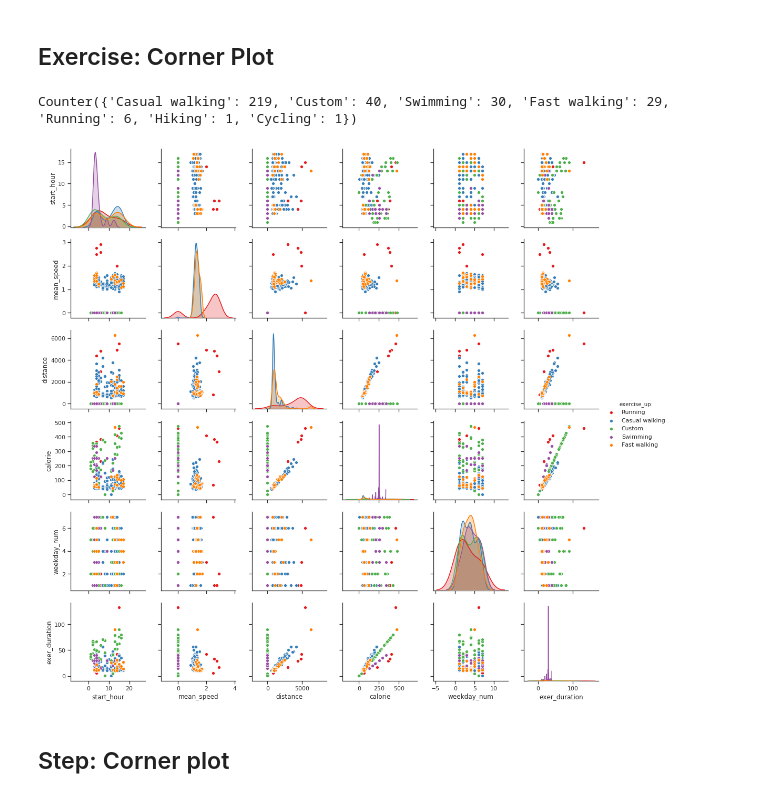
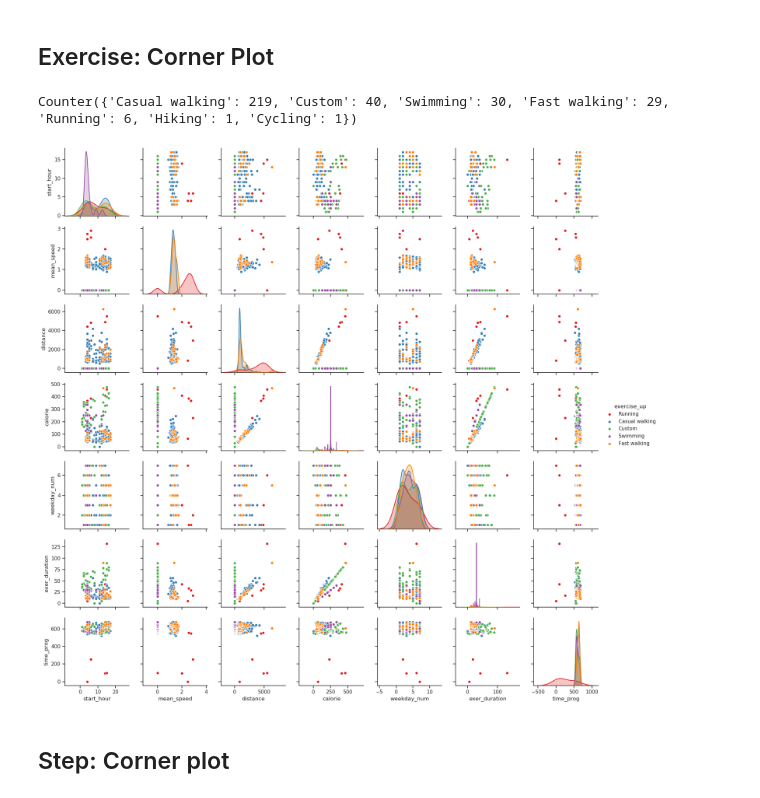
Before and after one commit to Heringer-Epson/Lantern, a Jupyter notebook: course_python/project/Project_Epson.ipynb, the cells around one changed output. Saved outputs shown, nothing was run; the diff lists cells and outputs as text; code cells hidden in the pictures.

```diff
--- a/course_python/project/Project_Epson.ipynb
+++ b/course_python/project/Project_Epson.ipynb
@@ -143,3 +162,18 @@ exertype_num2str = {1001:'Walking', 0:'Custom', 14001:'Swimming',
+# %%
+#These are global parameters to be used elsewhere.
+
+t_initial = datetime(2016,5,1)
+t_final = datetime(2018,10,1)
+
+#List of days when the timezone changed in the relevant date range.
+timezone = pytz.timezone("Canada/Eastern")
+daylight_list = [t for t in timezone._utc_transition_times
+             if ((t >  t_initial) & (t <  t_final))]
+
+#list of holidays in the relevant time range.
+holidays_obj = holidays.CountryHoliday('Canada', state=None, prov='Ontario')
+holidays_list = holidays_obj[t_initial:t_final]
+holidays_list_str = [t.strftime('%Y/%m/%d') for t in holidays_list]
 # %% [markdown]
 ---
 # Pre-process: sleep data
@@ -244,6 +281,9 @@ print(exer_df['start_time'].values[0], exer_df['time_offset'].values[0], startti
 
 #Compute the measurement date (without including hour--for merging purposes).
 exer_df['date'] = np.array([t.strftime('%Y/%m/%d') for t in starttime_obj])
+
+#Create column 'is_holiday'.
+exer_df['is_holiday'] = [t in holidays_list_str for t in exer_df['date'].values]
 
 #Compute duration. This is, supposedly always 1min.
 duration = endtime_obj - starttime_obj
@@ -642,18 +686,18 @@ exer_df['exercise_up'] = [split_walking(e,s) for (e,s) in zip(exer_df['exercise'
 # %%
 palette = ['#e41a1c','#377eb8','#4daf4a','#984ea3','#ff7f00','#ffff33'] #From colorbrewer
 pair_cols = ['start_hour', 'mean_speed', 'distance', 'calorie',
-             'weekday_num', 'exer_duration', 'exercise_up']
+             'weekday_num', 'exer_duration', 'exercise_up', 'time_prog']
 aux_df = exer_df[pair_cols].dropna()
 
 print(Counter(aux_df['exercise_up'].values))
 #Drop the two exercise types which have only one entry each.
 aux_df.drop(aux_df[aux_df.exercise_up == 'Hiking'].index, inplace=True)
 aux_df.drop(aux_df[aux_df.exercise_up == 'Cycling'].index, inplace=True)
 
 g = sns.pairplot(aux_df[pair_cols], hue='exercise_up', palette=palette)
 # %% [output]
 Counter({'Casual walking': 219, 'Custom': 40, 'Swimming': 30, 'Fast walking': 29, 'Running': 6, 'Hiking': 1, 'Cycling': 1})
-[figure, old version]
+[figure, new version]
 # %% [markdown]
 ## Step: Corner plot
 # %%
```
Also changed, not shown: parts of 27 cells of this notebook.
